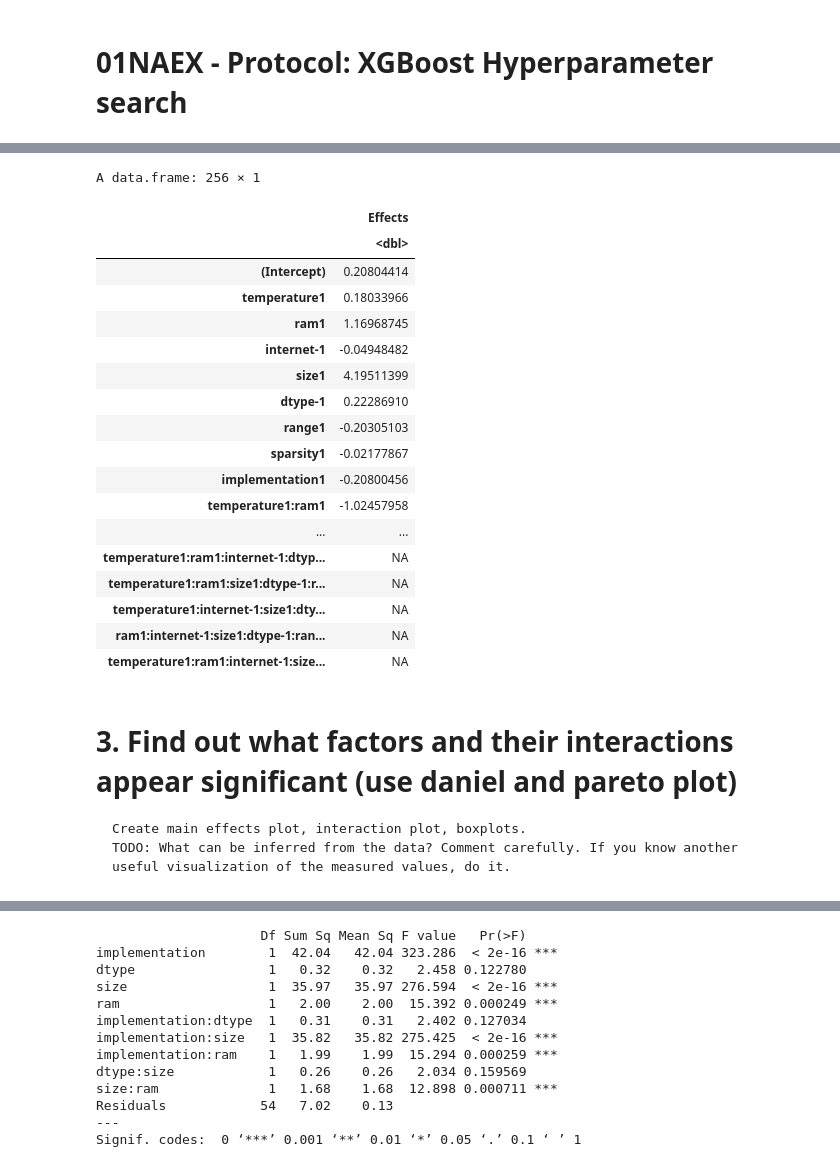
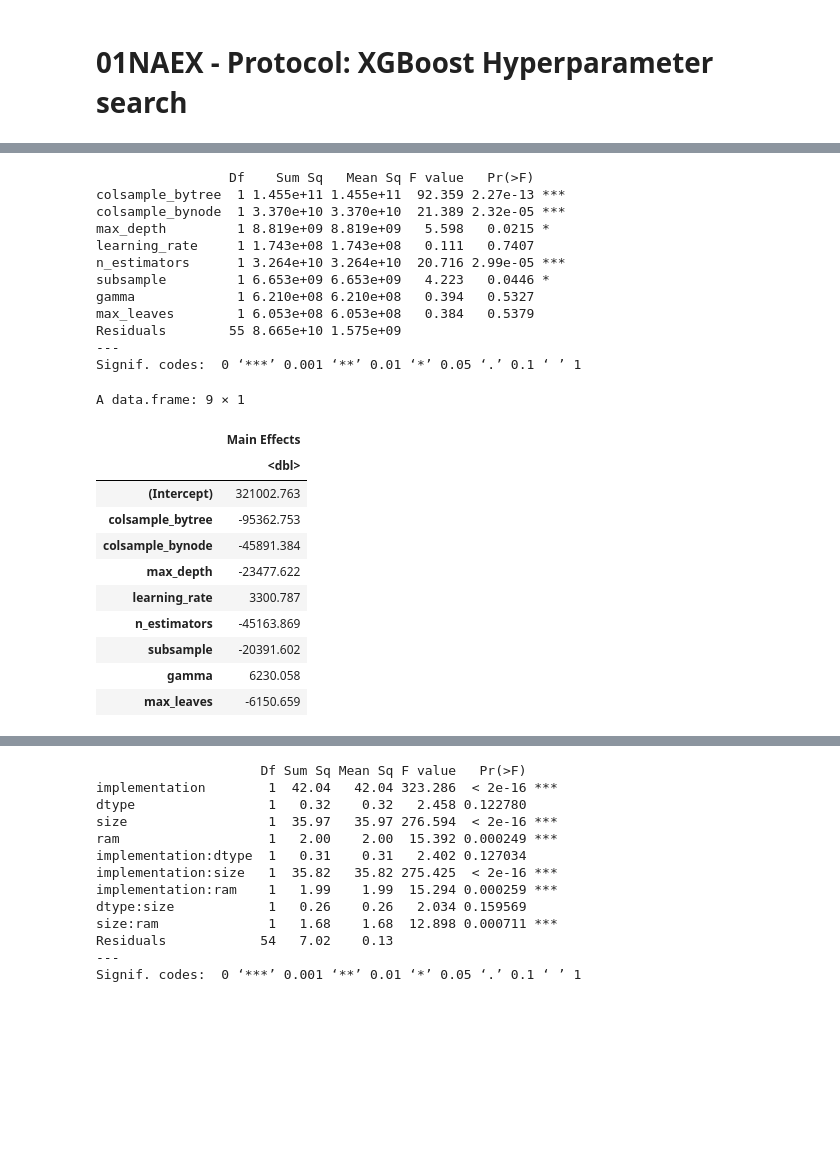
Before and after one commit to Many98/01NAEX, a Jupyter notebook: Protokol_EF.ipynb, the cells around one changed output, grey strips where cells are left out. Cells and saved outputs as stored; diff of their text form; code cells hidden in the pictures; blank space fills up the shorter version.

```diff
--- a/Protokol_EF.ipynb
+++ b/Protokol_EF.ipynb
@@ -134,0 +121,4 @@ Alternative generators are G = -ABCD, H = -ABEF.
+# %%
+measured_design <- read.table("https://raw.githubusercontent.com/Many98/01NAEX/main/naex_design_measure.csv",header=TRUE,sep=",")
+
+head(measured_design, 10)
@@ -315,0 +156,17 @@ write.csv(design, "design.csv", row.names=FALSE)
+# %%
+design$colsample_bytree = measured_design[1:64, 'colsample_bytree']
+design$colsample_bynode= measured_design[1:64, 'colsample_bynode']
+design$max_depth = measured_design[1:64, 'max_depth']
+design$learning_rate = measured_design[1:64, 'learning_rate']
+design$n_estimators = measured_design[1:64, 'n_estimators']
+design$subsample = measured_design[1:64, 'subsample']
+design$gamma = measured_design[1:64, 'gamma']
+design$max_leaves = measured_design[1:64, 'max_leaves']
+
+
+# Adding response (testing mean absolute error) to the design
+test_mae = measured_design[1:64, 'test_mae']
+design = add.response(design, test_mae)
+
+# now it corresponds to measured data
+head(design)
@@ -360,30 +218,34 @@ A data.frame: 64 × 10
+# %%
+anova <- aov(test_mae~.,design)
+summary(anova)
+# %% [output]
+                 Df    Sum Sq   Mean Sq F value   Pr(>F)
+colsample_bytree  1 1.455e+11 1.455e+11  92.359 2.27e-13 ***
+colsample_bynode  1 3.370e+10 3.370e+10  21.389 2.32e-05 ***
+max_depth         1 8.819e+09 8.819e+09   5.598   0.0215 *
+learning_rate     1 1.743e+08 1.743e+08   0.111   0.7407
+n_estimators      1 3.264e+10 3.264e+10  20.716 2.99e-05 ***
+subsample         1 6.653e+09 6.653e+09   4.223   0.0446 *
+gamma             1 6.210e+08 6.210e+08   0.394   0.5327
+max_leaves        1 6.053e+08 6.053e+08   0.384   0.5379
+Residuals        55 8.665e+10 1.575e+09
+---
+Signif. codes:  0 ‘***’ 0.001 ‘**’ 0.01 ‘*’ 0.05 ‘.’ 0.1 ‘ ’ 1
 # %%
-lm_for_coeffs <- lm(time~temperature*ram*internet*size*dtype*range*sparsity*implementation,
-                  data=correct_data)
+lm_for_coeffs <- lm(test_mae~., data=design)
 effects <-as.data.frame(2*lm_for_coeffs$coefficients)
-names(effects)[1] <- 'Effects'
-effects
+names(effects)[1] <- 'Main Effects'
+head(effects, 9)
 # %% [output]
-A data.frame: 256 × 1
+A data.frame: 9 × 1
-|  | Effects |
+|  | Main Effects |
 |  | <dbl> |
-| (Intercept) | 0.20804414 |
-| temperature1 | 0.18033966 |
-| ram1 | 1.16968745 |
-| internet-1 | -0.04948482 |
-| size1 | 4.19511399 |
-| dtype-1 | 0.22286910 |
-| range1 | -0.20305103 |
-| sparsity1 | -0.02177867 |
-| implementation1 | -0.20800456 |
-| temperature1:ram1 | -1.02457958 |
-| ... | ... |
-| temperature1:ram1:internet-1:dtyp... | NA |
-| temperature1:ram1:size1:dtype-1:r... | NA |
-| temperature1:internet-1:size1:dty... | NA |
-| ram1:internet-1:size1:dtype-1:ran... | NA |
-| temperature1:ram1:internet-1:size... | NA |
+| (Intercept) | 321002.763 |
+| colsample_bytree | -95362.753 |
+| colsample_bynode | -45891.384 |
+| max_depth | -23477.622 |
+| learning_rate | 3300.787 |
+| n_estimators | -45163.869 |
+| subsample | -20391.602 |
+| gamma | 6230.058 |
+| max_leaves | -6150.659 |
-# %% [markdown]
-# 3. Find out what factors and their interactions appear significant (use daniel and pareto plot)
-    Create main effects plot, interaction plot, boxplots.
-    TODO: What can be inferred from the data? Comment carefully. If you know another useful visualization of the measured values, do it.
```
Also changed, not shown: parts of 56 cells of this notebook.
